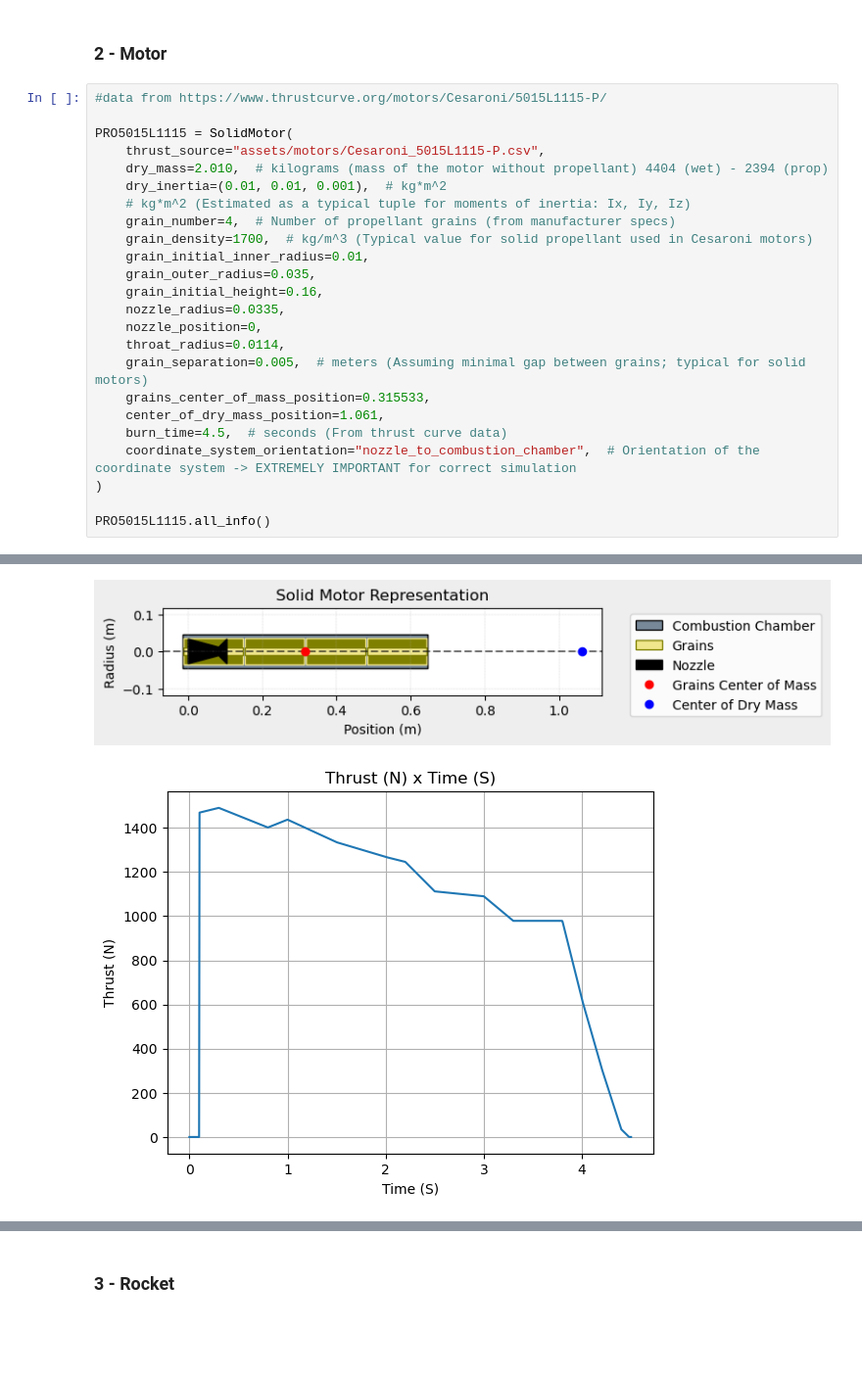
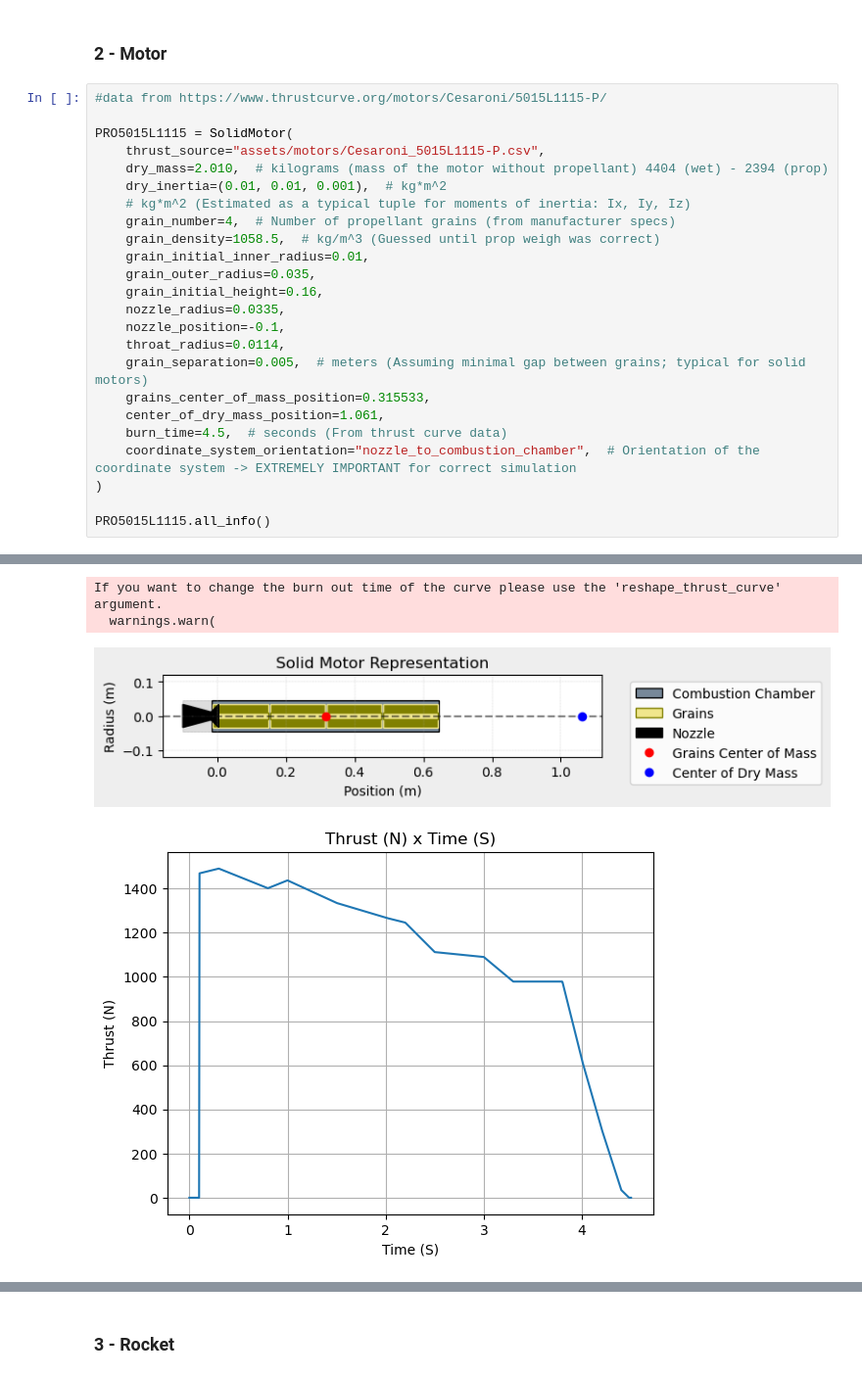
Before and after one commit to ULAS-HiPR/RocketPy, a Jupyter notebook: Mach26/Badhbh.ipynb, the cells around one changed output, grey strips where cells are left out. Shown at 98% size. Cells and saved outputs as stored; diff of their text form; blank space fills up the shorter version.

Commit message:
Motor weight is correct now

```diff
--- a/Mach26/Badhbh.ipynb
+++ b/Mach26/Badhbh.ipynb
@@ -58,12 +58,12 @@ PRO5015L1115 = SolidMotor(
     dry_inertia=(0.01, 0.01, 0.001),  # kg*m^2
     # kg*m^2 (Estimated as a typical tuple for moments of inertia: Ix, Iy, Iz)
     grain_number=4,  # Number of propellant grains (from manufacturer specs)
-    grain_density=1700,  # kg/m^3 (Typical value for solid propellant used in Cesaroni motors)
+    grain_density=1058.5,  # kg/m^3 (Guessed until prop weigh was correct)
     grain_initial_inner_radius=0.01,
     grain_outer_radius=0.035,
     grain_initial_height=0.16,
     nozzle_radius=0.0335,
-    nozzle_position=0,
+    nozzle_position=-0.1,
     throat_radius=0.0114,
     grain_separation=0.005,  # meters (Assuming minimal gap between grains; typical for solid motors)
     grains_center_of_mass_position=0.315533,
@@ -91,5 +91,7 @@ Average Propellant Exhaust Velocity: 1272.296 m/s
 Average Thrust: 1087.193 N
 Maximum Thrust: 1490.75 N at 0.3 s after ignition.
 Total Impulse: 4892.370 Ns
+If you want to change the burn out time of the curve please use the 'reshape_thrust_curve' argument.
+  warnings.warn(
-[figure, old version]
+[figure, new version]
 [figure]
```
Also changed, not shown: parts of 3 cells of this notebook.
